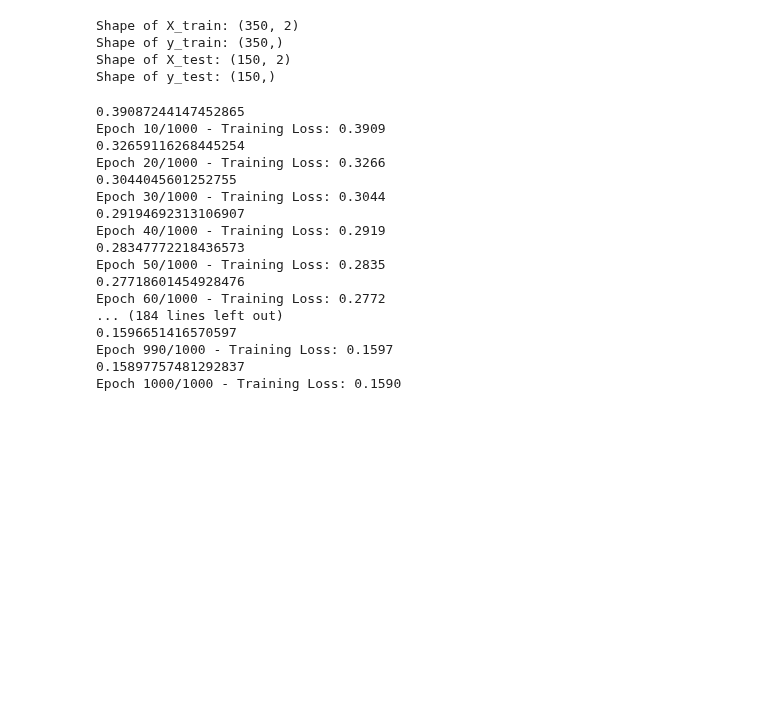
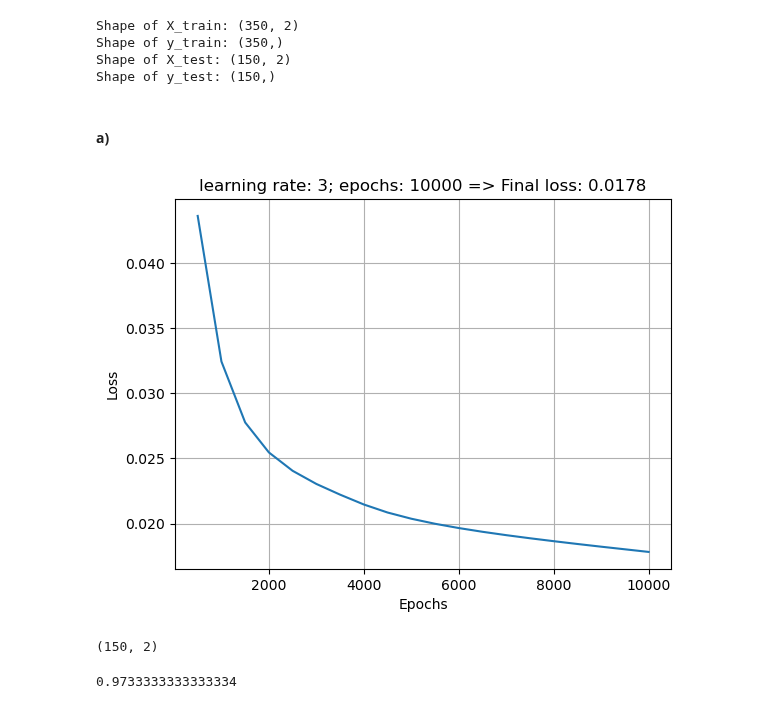
Before and after one commit to emit33/MLE, a Jupyter notebook: sheet04/MLE25_sheet04.ipynb, the cells around one changed output. Drawn from its saved outputs; the diff is of its cells as text; code cells hidden in the pictures; blank space fills up the shorter version.

```diff
--- a/sheet04/MLE25_sheet04.ipynb
+++ b/sheet04/MLE25_sheet04.ipynb
@@ -40,7 +41,7 @@ def binary_cross_entropy(y_hat, y):
     Computes the BCE loss over samples.
     """
     # Hint: Add a small epsilon to y_hat to prevent numerical issues w/ log(0) issues (that's common practice in these cases)
-    epsilon = 1e-3
+    epsilon = 1e-20
     y_hat += epsilon
     return np.mean(-(y*np.log(y_hat.flatten())+(1-y)*np.log(1-y_hat.flatten())))
 # %%
@@ -148,10 +149,11 @@ layer_dimensions = [X_train.shape[1], 10, 1] # d0, d1, d2 as given in the exerci
 mlp = MLP(layer_dimensions) # Initialize the MLP
 
 # Hyperparameters
-learning_rate = 0.1# TODO: Experiment with this
-num_epochs = 1000# TODO: Experiment with this
-print_loss = 10# To monitor the training process, print the loss every few epochs
+learning_rate = 3# TODO: Experiment with this
+num_epochs = 10000# TODO: Experiment with this
+print_loss = int(num_epochs / 20) # To monitor the training process, print the loss every few epochs
 train_losses = []
+eval_epochs = []
 
 for epoch in range(1,num_epochs+1):
     # Forward pass
@@ -165,26 +167,23 @@ for epoch in range(1,num_epochs+1):
 
     if epoch % print_loss == 0 or epoch == num_epochs:
        train_losses.append(train_loss)
-       print(train_loss)
-       print(f"Epoch {epoch}/{num_epochs} - Training Loss: {train_loss:.4f}")
+       eval_epochs.append(epoch)
+       #print(f"Epoch {epoch}/{num_epochs} - Training Loss: {train_loss:.4f}")
-# %% [output]
-0.39087244147452865
-Epoch 10/1000 - Training Loss: 0.3909
-0.32659116268445254
-Epoch 20/1000 - Training Loss: 0.3266
-0.3044045601252755
-Epoch 30/1000 - Training Loss: 0.3044
-0.29194692313106907
-Epoch 40/1000 - Training Loss: 0.2919
-0.28347772218436573
-Epoch 50/1000 - Training Loss: 0.2835
-0.27718601454928476
-Epoch 60/1000 - Training Loss: 0.2772
-... (184 lines left out)
-0.1596651416570597
-Epoch 990/1000 - Training Loss: 0.1597
-0.15897757481292837
-Epoch 1000/1000 - Training Loss: 0.1590
+# %% [markdown]
+#### a)
+# %%
+plt.plot(eval_epochs,train_losses)
+plt.title(f"learning rate: {learning_rate}; epochs: {num_epochs} => Final loss: {train_losses[-1]:.4f}")
+plt.xlabel("Epochs")
+plt.ylabel("Loss")
+plt.grid()
+# %% [output]
+[figure, added]
 # %%
 # Evaluation
 # TODO: Compute the accuracy on the test set and plot the decision boundary over the test set, comment on the performance
+y_pred = [1 if mlp.forward(X_test)[i] > 0.5 else 0 for i in range(len(X_test))]
+accuracy_score(y_test,y_pred)
+# %% [output]
+(150, 2)
+0.9733333333333334
```
Also changed, not shown: parts of 2 cells of this notebook.
